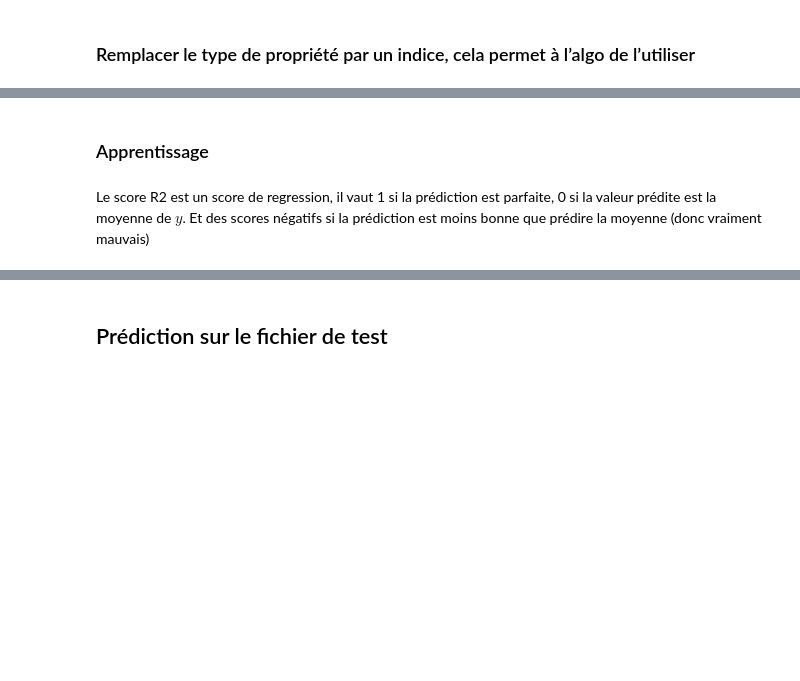
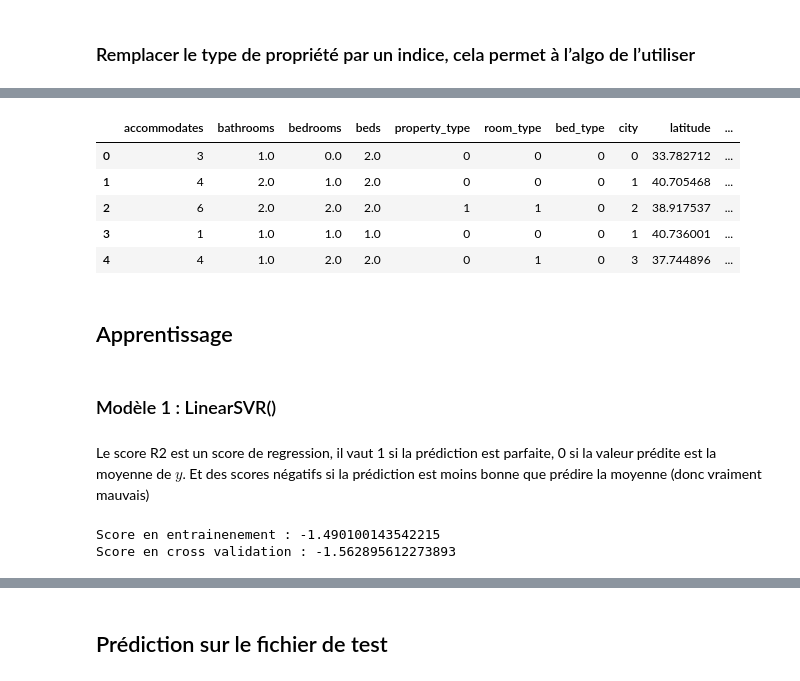
Before and after one commit to Amy-RZ5/Airbnb, a Jupyter notebook: example.ipynb, the cells around one changed output, grey strips where cells are left out. Saved outputs shown, nothing was run; the diff lists cells and outputs as text; code cells hidden in the pictures; blank space fills up the shorter version.

```diff
--- a/example.ipynb
+++ b/example.ipynb
@@ -35,8 +35,8 @@ FileNotFoundError: [Errno 2] No such file or directory: '/content/drive/MonDrive
 # %% [markdown]
 # Exploration
 # %%
-airbnb = pd.read_csv("airbnb_train.csv")
-airbnb_test=pd.read_csv("airbnb_test.csv")
+airbnb = pd.read_csv("data/airbnb_train.csv")
+airbnb_test=pd.read_csv("data/airbnb_test.csv")
 print(f"Il y a {airbnb.shape[0]} logements pour {airbnb.shape[1]} colonnes")
 airbnb.head()
 # %% [output]
@@ -348,37 +436,46 @@ class FeatureSelection():
             # Localisation
             "city", "latitude", "longitude",
 
             # Conditions
             "cancellation_policy", "cleaning_fee", "instant_bookable",
 
             # Hôte
             "host_has_profile_pic", "host_identity_verified",
 
             # Avis
-            "number_of_reviews", "review_scores_rating",
+            "number_of_reviews", "review_scores_rating"
 
-            "host_since_days", "first_review_days", "last_review_days", "host_response_rate",
+            "host_since_days", "first_review_days", "last_review_days", "host_response_rate"
         ]
 
         # on garde que les colonnes qui existent réellement
         cols = [c for c in cols if c in dataset.columns]
         new_dataset = dataset[cols].copy()
         # Récupère automatiquement toutes les colonnes amenity_* créées
         amenity_cols = [c for c in dataset.columns if c.startswith("amenity_")]
         cols += amenity_cols
         cols += ["amenities_count"]
 
         for col in new_dataset.columns:
             new_dataset[col] = pd.to_numeric(new_dataset[col], errors='coerce').fillna(0)
         return new_dataset
 
 
 feature_selector = FeatureSelection()
 
 airbnb_train = feature_selector.transform(airbnb)
 airbnb_train.head()
+len(airbnb_train)
+airbnb_train.shape[1]
+# %% [output]
+|  | accommodates | bathrooms | bedrooms | beds | property_type | room_type | bed_type | city | latitude | ... |
+| 0 | 3 | 1.0 | 0.0 | 2.0 | 0 | 0 | 0 | 0 | 33.782712 | ... |
+| 1 | 4 | 2.0 | 1.0 | 2.0 | 0 | 0 | 0 | 1 | 40.705468 | ... |
+| 2 | 6 | 2.0 | 2.0 | 2.0 | 1 | 1 | 0 | 2 | 38.917537 | ... |
+| 3 | 1 | 1.0 | 1.0 | 1.0 | 0 | 0 | 0 | 1 | 40.736001 | ... |
+| 4 | 4 | 1.0 | 2.0 | 2.0 | 0 | 1 | 0 | 3 | 37.744896 | ... |
 # %% [markdown]
-### Apprentissage
+## Apprentissage
 # %%
 from sklearn.model_selection import train_test_split
 
@@ -397,13 +494,15 @@ y = airbnb["log_price"]
 
 # train cross validation
 X_train, X_test, y_train, y_test = train_test_split(X, y)
+# %% [markdown]
+### Modèle 1 : LinearSVR()
 # %% [markdown]
 Le score R2 est un score de regression, il vaut 1 si la prédiction est parfaite, 0 si la valeur prédite est la moyenne de $y$. Et des scores négatifs si la prédiction est moins bonne que prédire la moyenne (donc vraiment mauvais)
 # %%
 from sklearn.svm import LinearSVR
 from sklearn.metrics import r2_score
 
-model = LinearSVR()
+model = LinearSVR(max_iter=len(airbnb_train))
 
 model.fit(X_train, y_train)
 
@@ -413,6 +512,9 @@ y_pred_test = model.predict(X_test)
 
 print(f"Score en entrainenement : {r2_score(y_true=y_train, y_pred=y_pred_train)}")
 print(f"Score en cross validation : {r2_score(y_true=y_test, y_pred=y_pred_test)}")
+# %% [output]
+Score en entrainenement : -1.490100143542215
+Score en cross validation : -1.562895612273893
 # %%
 errors = y_test - y_pred_test
 
```
Also changed, not shown: parts of 31 cells of this notebook.
